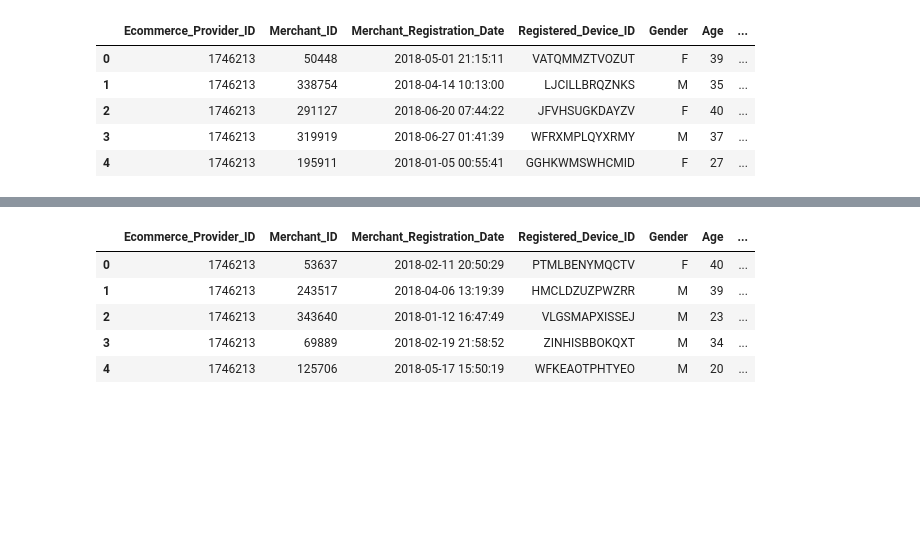
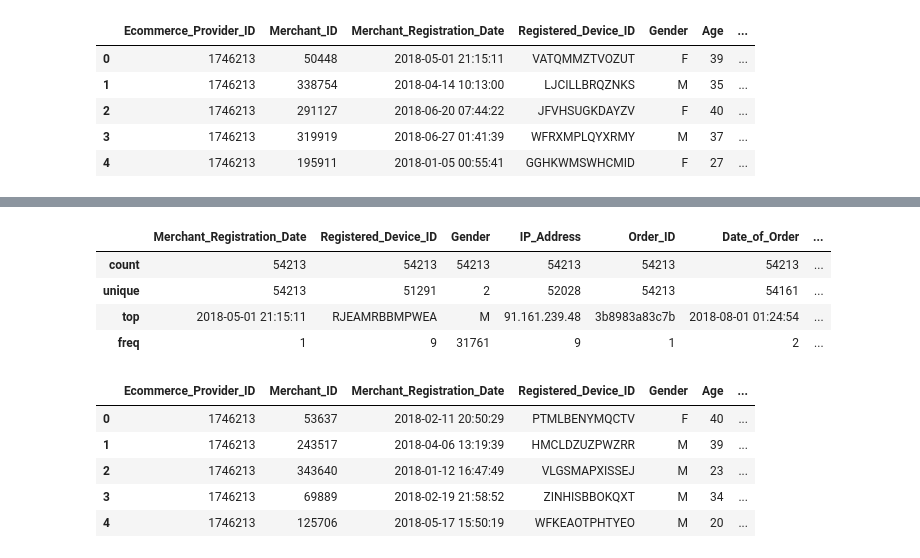
Before and after one commit to MANISH-KUMAR-CODES/Analysis-on-Fraud-Detection-In-Ecommerce-company, a Jupyter notebook: Predict_if_Merchant_is_Fraudster.ipynb, the cells around one changed output, grey strips where cells are left out. Cells and saved outputs as stored; diff of their text form; code cells hidden in the pictures; blank space fills up the shorter version.

```diff
--- a/Predict_if_Merchant_is_Fraudster.ipynb
+++ b/Predict_if_Merchant_is_Fraudster.ipynb
@@ -179,3 +213,12 @@ train_df.head()
+# %%
+# checking description of category columns
+train_df.describe(include = 'object')
+# %% [output]
+|  | Merchant_Registration_Date | Registered_Device_ID | Gender | IP_Address | Order_ID | Date_of_Order | ... |
+| count | 54213 | 54213 | 54213 | 54213 | 54213 | 54213 | ... |
+| unique | 54213 | 51291 | 2 | 52028 | 54213 | 54161 | ... |
+| top | 2018-05-01 21:15:11 | RJEAMRBBMPWEA | M | 91.161.239.48 | 3b8983a83c7b | 2018-08-01 01:24:54 | ... |
+| freq | 1 | 9 | 31761 | 9 | 1 | 2 | ... |
 # %%
 # Quick look at our test data
 a1 = pd.DataFrame(merchant_test_data)
```
Also changed, not shown: parts of 8 cells of this notebook.
